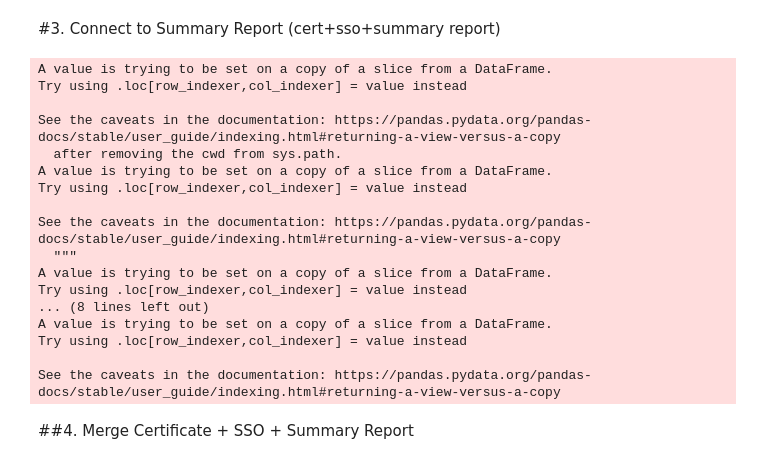
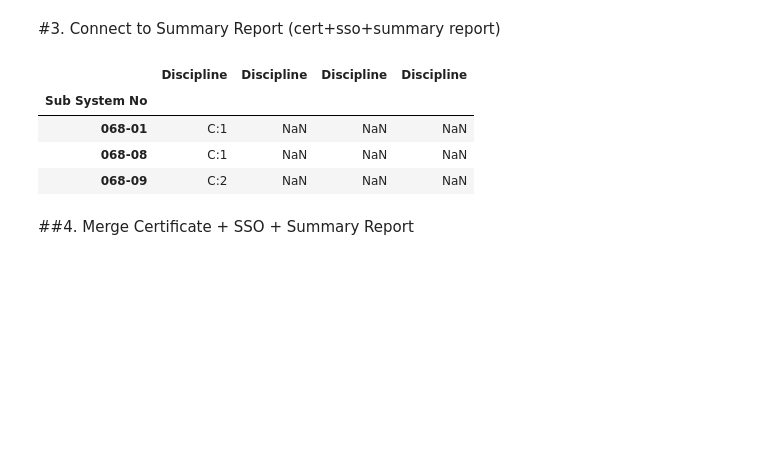
Before and after one commit to jimxs74/SC, a Jupyter notebook: SC61_Colaboratory.ipynb, the cells around one changed output. Drawn from its saved outputs; the diff is of its cells as text; code cells hidden in the pictures; blank space fills up the shorter version.

```diff
--- a/SC61_Colaboratory.ipynb
+++ b/SC61_Colaboratory.ipynb
@@ -136,6 +136,8 @@ sert_so = sert_so.sort_values(by=['System No'])
 write_data(url_sc61, sert_so, sheet='so_wf_sert')
 # %% [markdown]
 #3. Connect to Summary Report (cert+sso+summary report)
+# %%
+sr = read_data(url_sr,'PHASE')
 # %%
 sr = sr[['System No', 'System Description', 'Sub System No','Sub System Description', 'Discipline', 'ITR Outstanding', 'CC Checksheet Outstanding', 'PC Checksheet Outstanding', 'COMM Checksheet Outstanding']]
 #sr = sr.fillna(0)
@@ -147,24 +149,6 @@ sr['PC Checksheet Outstanding'] = pd.to_numeric(sr['PC Checksheet Outstanding'],
 sr['COMM Checksheet Outstanding'] = pd.to_numeric(sr['COMM Checksheet Outstanding'], errors='coerce').astype('Int64')
 
 sr = sr.fillna(0)
-# %% [output]
-A value is trying to be set on a copy of a slice from a DataFrame.
-Try using .loc[row_indexer,col_indexer] = value instead
-
-See the caveats in the documentation: https://pandas.pydata.org/pandas-docs/stable/user_guide/indexing.html#returning-a-view-versus-a-copy
-  after removing the cwd from sys.path.
-A value is trying to be set on a copy of a slice from a DataFrame.
-Try using .loc[row_indexer,col_indexer] = value instead
-
-See the caveats in the documentation: https://pandas.pydata.org/pandas-docs/stable/user_guide/indexing.html#returning-a-view-versus-a-copy
-  """
-A value is trying to be set on a copy of a slice from a DataFrame.
-Try using .loc[row_indexer,col_indexer] = value instead
-... (8 lines left out)
-A value is trying to be set on a copy of a slice from a DataFrame.
-Try using .loc[row_indexer,col_indexer] = value instead
-
-See the caveats in the documentation: https://pandas.pydata.org/pandas-docs/stable/user_guide/indexing.html#returning-a-view-versus-a-copy
 # %%
 # Filter yg masih outstanding saja di bagian CC Checksheet
 sr_cc = sr[['Sub System No','Discipline','CC Checksheet Outstanding']]
@@ -193,7 +177,11 @@ sr_pc = sr_pc.set_index('Sub System No')
 
 # combine value as string
 sr_pc = sr_pc.assign(labels = sr_pc.groupby(level = 'Sub System No').cumcount()).groupby([sr_pc.index,'labels']).first().unstack('labels').sort_index(axis =1,level = 1).droplevel(1,axis = 1)
-sr_pc.columns = ['PC Outstanding', 'A','B','C','D']
-
-sr_pc["PC Outstanding"] = sr_pc["PC Outstanding"].astype(str) + "/" + sr_pc["A"].astype(str) + "/" + sr_pc["B"].astype(str) + "/" + sr_pc["C"].astype(str) + "/" + sr_pc["D"].astype(str)
-sr_pc = sr_pc.drop(columns=['A','B','C','D'])
+# %%
+sr_pc.head(3)
+# %% [output]
+|  | Discipline | Discipline | Discipline | Discipline |
+| Sub System No |  |  |  |  |
+| 068-01 | C:1 | NaN | NaN | NaN |
+| 068-08 | C:1 | NaN | NaN | NaN |
+| 068-09 | C:2 | NaN | NaN | NaN |
```
Also changed, not shown: parts of 10 cells of this notebook.
